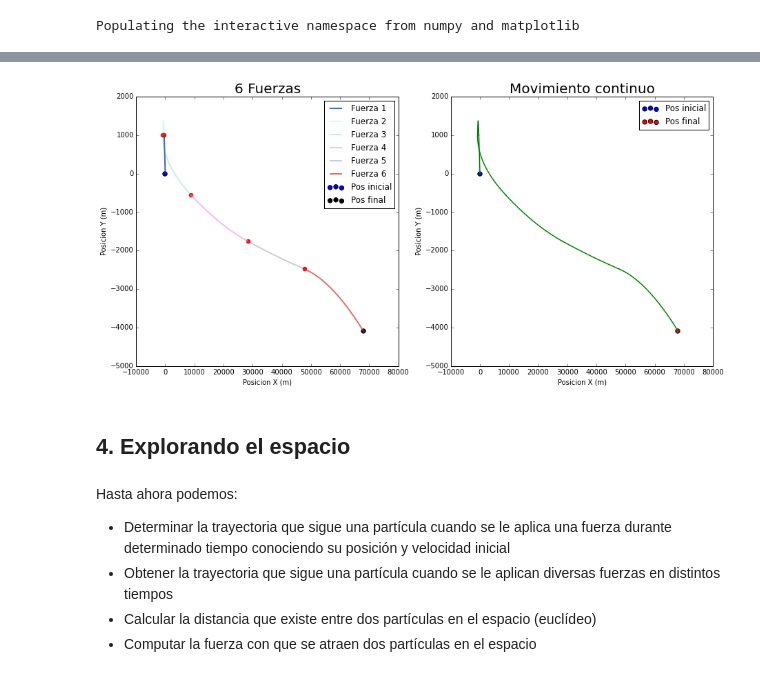
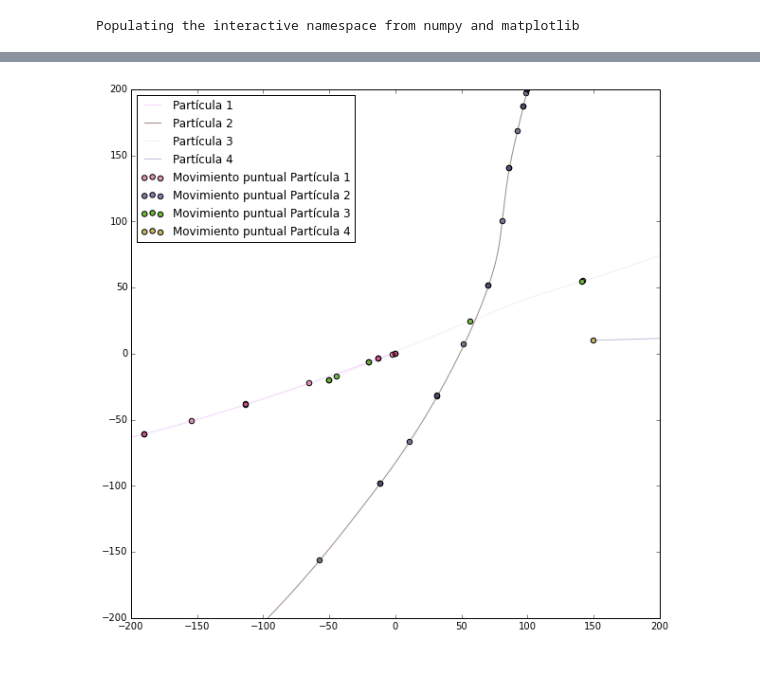
Before and after one commit to AzulGarza/proyecto-mate-compu, a Jupyter notebook: proyecto/Exposicion.ipynb, the cells around one changed output, grey strips where cells are left out. Drawn from its saved outputs; the diff is of its cells as text; code cells hidden in the pictures.

```diff
--- a/proyecto/Exposicion.ipynb
+++ b/proyecto/Exposicion.ipynb
@@ -362,13 +384,4 @@ particula_3.mover_muchas_fuerzas(tiempos = times, fuerzas = forces, paso = steps
-# %%
-particula_3.dibujar_muchas_fuerzas()
-# %% [output]
-[figure, removed]
-# %% [markdown]
-## 4. Explorando el espacio
-# %% [markdown]
-Hasta ahora podemos:
-
-- Determinar la trayectoria que sigue una partícula cuando se le aplica una fuerza durante determinado tiempo conociendo su posición y velocidad inicial
-- Obtener la trayectoria que sigue una partícula cuando se le aplican diversas fuerzas en distintos tiempos
-- Calcular la distancia que existe entre dos partículas en el espacio (euclídeo)
-- Computar la fuerza con que se atraen dos partículas en el espacio
+# %%
+mi_universo.dibujar_universo_cuadrado()
+# %% [output]
+[figure, added]
```
Also changed, not shown: parts of 37 cells of this notebook.
